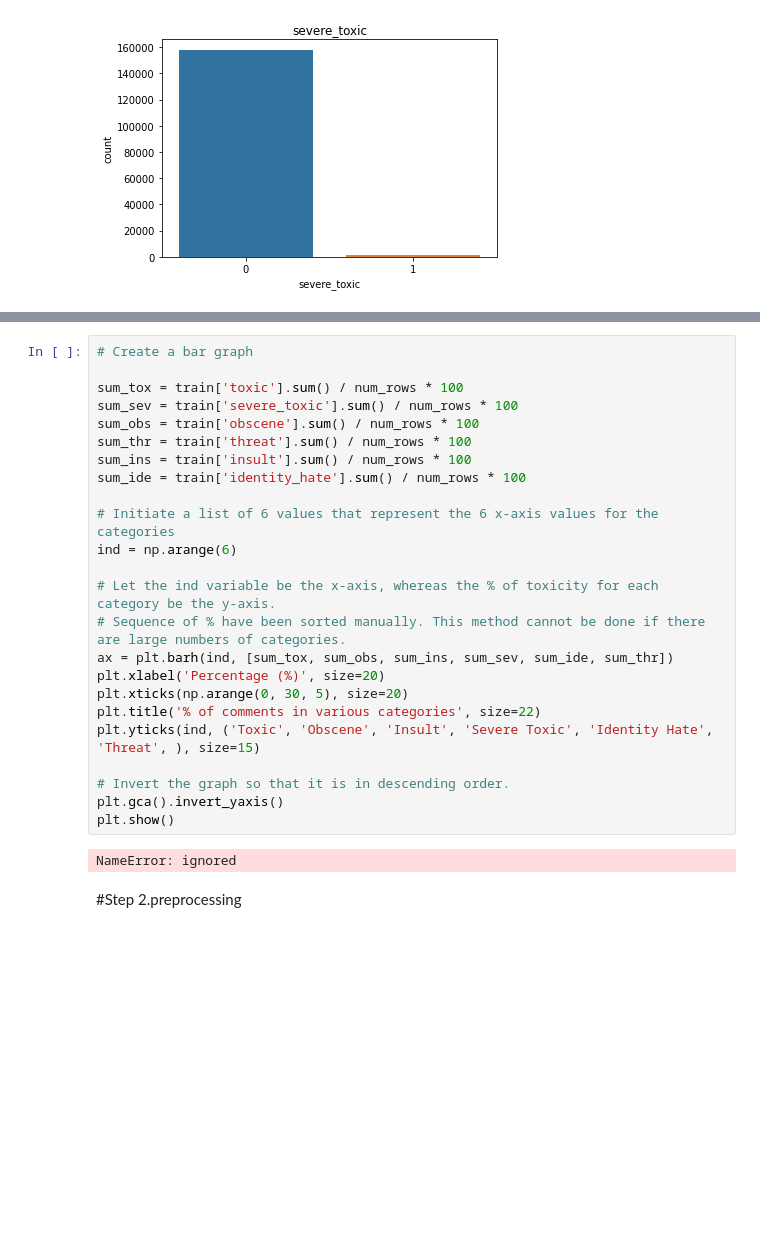
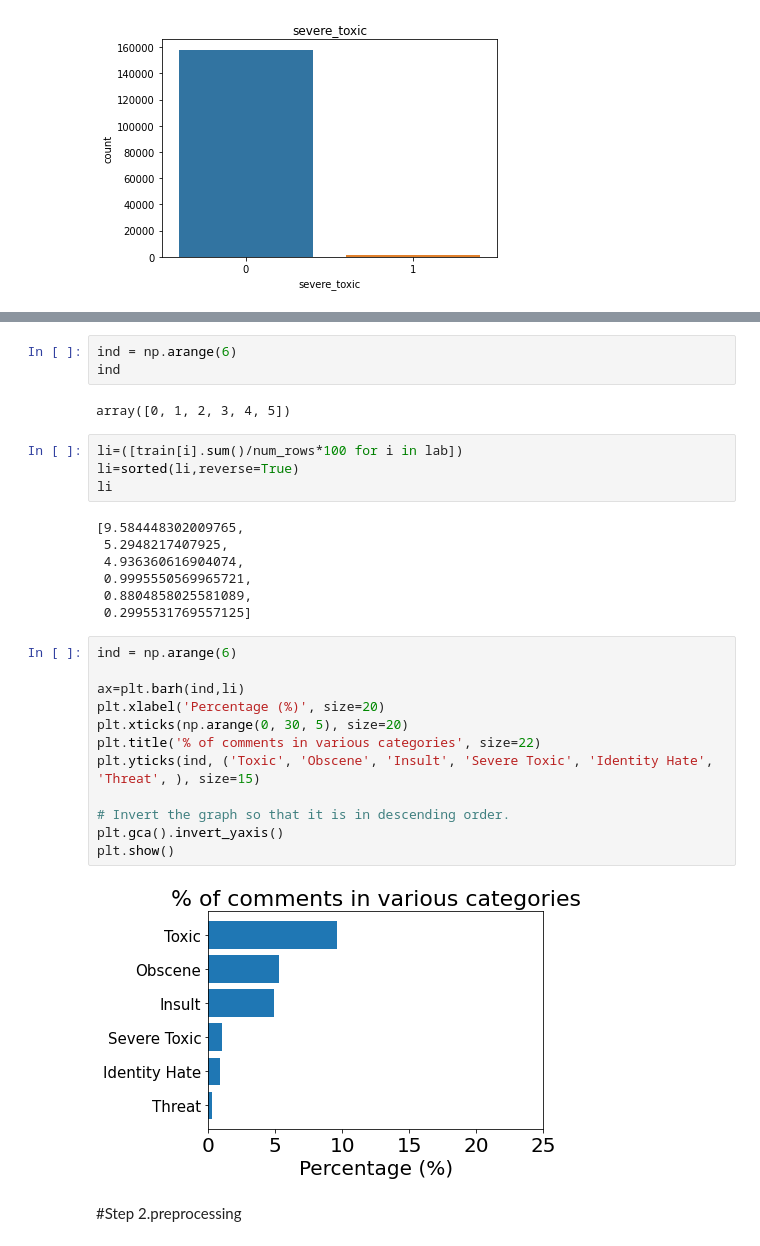
Before and after one commit to amiruddinsaifi/Technocolabs, a Jupyter notebook: toxic comment classification.ipynb, the cells around one changed output, grey strips where cells are left out. Cells and saved outputs as stored; diff of their text form; blank space fills up the shorter version.

```diff
--- a/toxic comment classification.ipynb
+++ b/toxic comment classification.ipynb
@@ -151,29 +149,33 @@ num_rows
+# %%
+ind = np.arange(6)
+ind
+# %% [output]
+array([0, 1, 2, 3, 4, 5])
+# %%
+li=([train[i].sum()/num_rows*100 for i in lab])
+li=sorted(li,reverse=True)
+li
+# %% [output]
+[9.584448302009765,
+ 5.2948217407925,
+ 4.936360616904074,
+ 0.9995550569965721,
+ 0.8804858025581089,
+ 0.2995531769557125]
 # %%
-# Create a bar graph
-
-sum_tox = train['toxic'].sum() / num_rows * 100
-sum_sev = train['severe_toxic'].sum() / num_rows * 100
-sum_obs = train['obscene'].sum() / num_rows * 100
-sum_thr = train['threat'].sum() / num_rows * 100
-sum_ins = train['insult'].sum() / num_rows * 100
-sum_ide = train['identity_hate'].sum() / num_rows * 100
-
-# Initiate a list of 6 values that represent the 6 x-axis values for the categories
 ind = np.arange(6)
 
-# Let the ind variable be the x-axis, whereas the % of toxicity for each category be the y-axis.
-# Sequence of % have been sorted manually. This method cannot be done if there are large numbers of categories.
-ax = plt.barh(ind, [sum_tox, sum_obs, sum_ins, sum_sev, sum_ide, sum_thr])
+ax=plt.barh(ind,li)
 plt.xlabel('Percentage (%)', size=20)
 plt.xticks(np.arange(0, 30, 5), size=20)
 plt.title('% of comments in various categories', size=22)
 plt.yticks(ind, ('Toxic', 'Obscene', 'Insult', 'Severe Toxic', 'Identity Hate', 'Threat', ), size=15)
 
 # Invert the graph so that it is in descending order.
 plt.gca().invert_yaxis()
 plt.show()
 # %% [output]
-NameError: ignored
+[figure, added]
 # %% [markdown]
 #Step 2.preprocessing
 # %%
```
Also changed, not shown: parts of 16 cells of this notebook.
